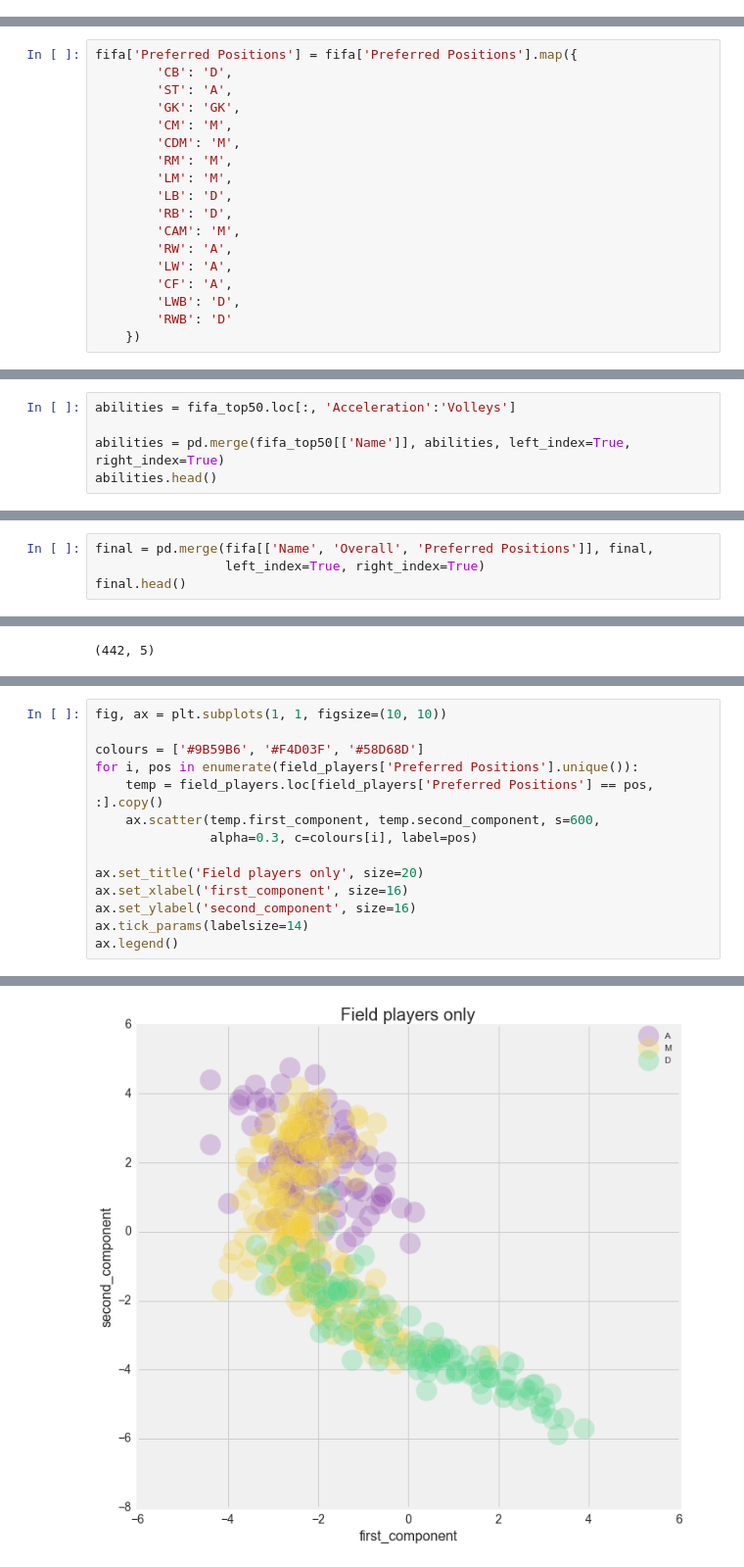
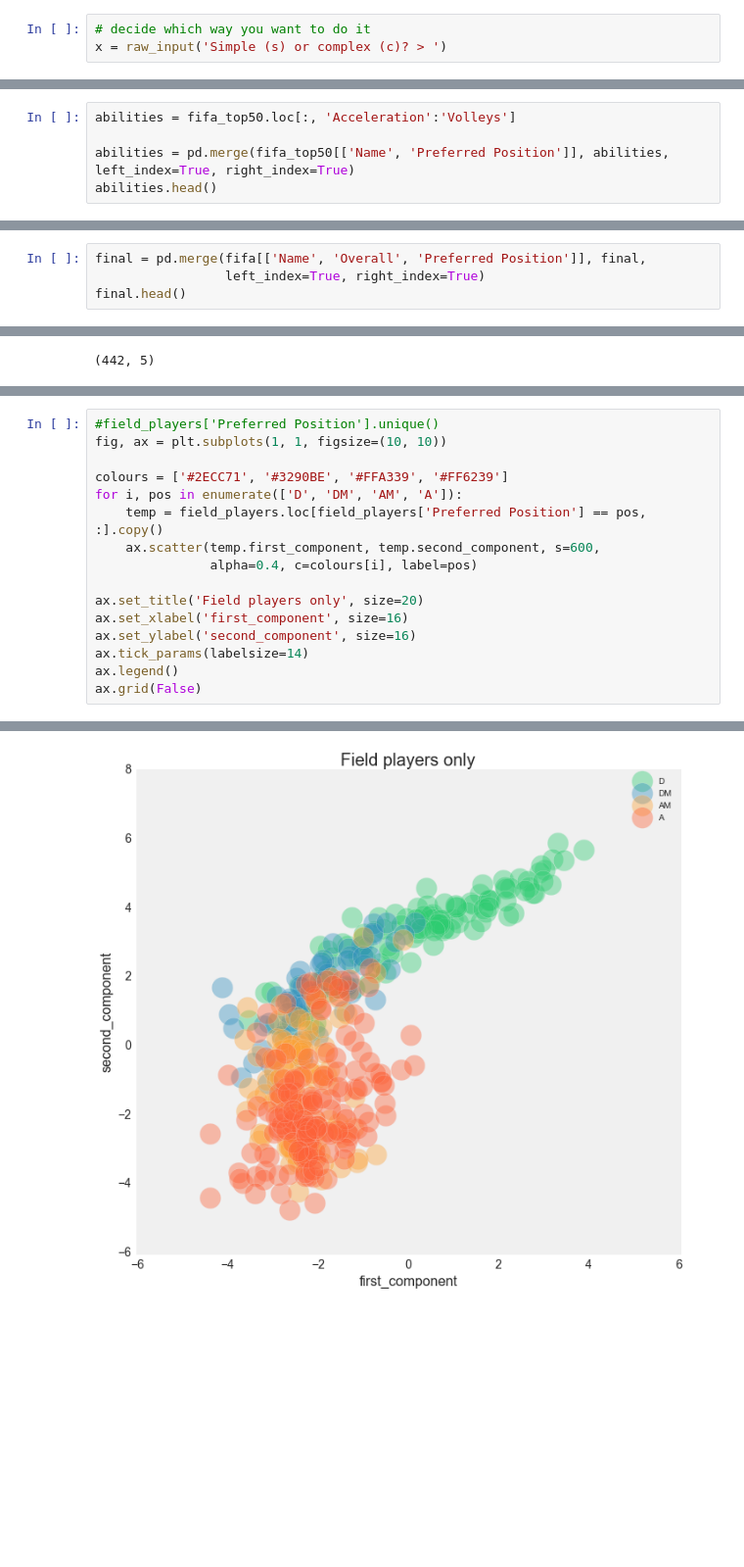
Before and after one commit to adrialuzllompart/fifa-2018, a Jupyter notebook: notebooks/EDA and PCA.ipynb, the cells around one changed output, grey strips where cells are left out. Shown at 98% size. Saved outputs shown, nothing was run; the diff lists cells and outputs as text; blank space fills up the shorter version.

```diff
--- a/notebooks/EDA and PCA.ipynb
+++ b/notebooks/EDA and PCA.ipynb
@@ -112,0 +176,3 @@ fifa['Preferred Positions'] = fifa['Preferred Positions'].str.split(' ').apply(l
+# %%
+# decide which way you want to do it
+x = raw_input('Simple (s) or complex (c)? > ')
@@ -134,18 +358,0 @@ We group the positions in just 4 categories: A(ttacking), M(idfield), D(efense),
-# %%
-fifa['Preferred Positions'] = fifa['Preferred Positions'].map({
-        'CB': 'D',
-        'ST': 'A',
-        'GK': 'GK',
-        'CM': 'M',
-        'CDM': 'M',
-        'RM': 'M',
-        'LM': 'M',
-        'LB': 'D',
-        'RB': 'D',
-        'CAM': 'M',
-        'RW': 'A',
-        'LW': 'A',
-        'CF': 'A',
-        'LWB': 'D',
-        'RWB': 'D'
-    })
@@ -243,6 +442,6 @@ Index([u'Name', u'Age', u'Photo', u'Nationality', u'Flag', u'Overall',
 # %%
 abilities = fifa_top50.loc[:, 'Acceleration':'Volleys']
 
-abilities = pd.merge(fifa_top50[['Name']], abilities, left_index=True, right_index=True)
+abilities = pd.merge(fifa_top50[['Name', 'Preferred Position']], abilities, left_index=True, right_index=True)
 abilities.head()
 # %% [output]
@@ -511,5 +734,5 @@ final.head()
 # %%
-final = pd.merge(fifa[['Name', 'Overall', 'Preferred Positions']], final,
+final = pd.merge(fifa[['Name', 'Overall', 'Preferred Position']], final,
                  left_index=True, right_index=True)
 final.head()
 # %% [output]
@@ -587,15 +808,17 @@ field_players.head()
 # %%
+#field_players['Preferred Position'].unique()
 fig, ax = plt.subplots(1, 1, figsize=(10, 10))
 
-colours = ['#9B59B6', '#F4D03F', '#58D68D']
-for i, pos in enumerate(field_players['Preferred Positions'].unique()):
-    temp = field_players.loc[field_players['Preferred Positions'] == pos, :].copy()
+colours = ['#2ECC71', '#3290BE', '#FFA339', '#FF6239']
+for i, pos in enumerate(['D', 'DM', 'AM', 'A']):
+    temp = field_players.loc[field_players['Preferred Position'] == pos, :].copy()
     ax.scatter(temp.first_component, temp.second_component, s=600,
-               alpha=0.3, c=colours[i], label=pos)
+               alpha=0.4, c=colours[i], label=pos)
 
 ax.set_title('Field players only', size=20)
 ax.set_xlabel('first_component', size=16)
 ax.set_ylabel('second_component', size=16)
 ax.tick_params(labelsize=14)
 ax.legend()
+ax.grid(False)
 # %% [output]
@@ -603 +825 @@ ax.legend()
-[figure, old version]
+[figure, new version]
```
Also changed, not shown: parts of 43 cells of this notebook.
